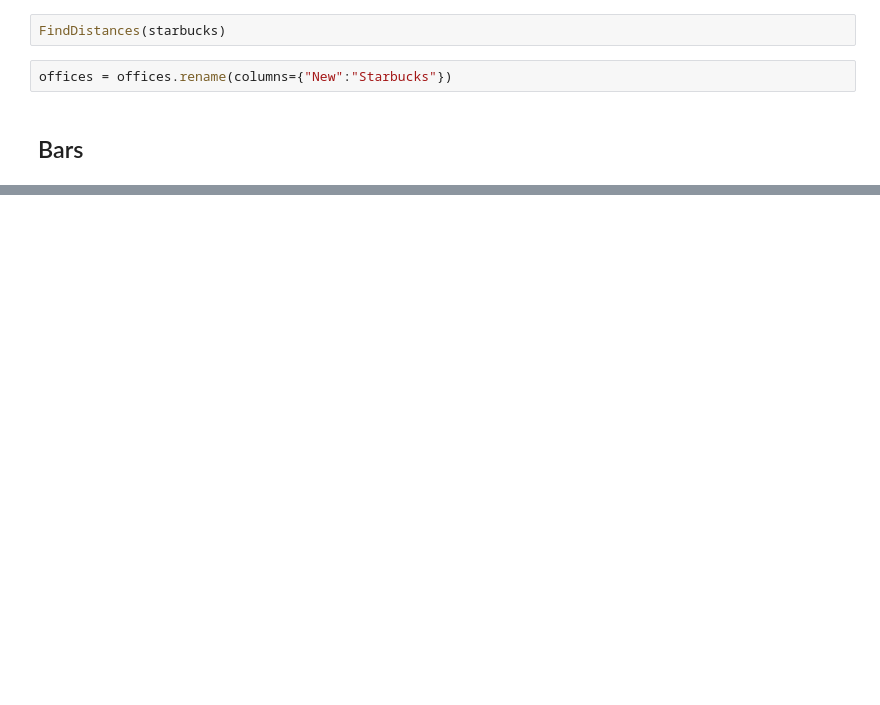
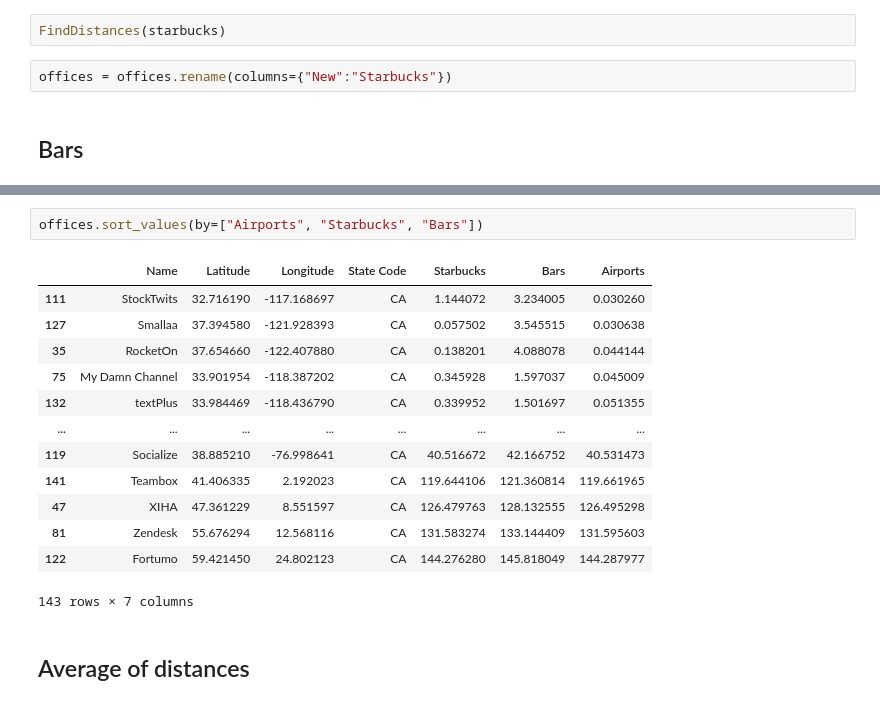
Before and after one commit to adrianacoca/Office, a Jupyter notebook: Mongo Project.ipynb, the cells around one changed output, grey strips where cells are left out. Drawn from its saved outputs; the diff is of its cells as text; blank space fills up the shorter version.

Commit message:
Most distances found

```diff
--- a/Mongo Project.ipynb
+++ b/Mongo Project.ipynb
@@ -371,0 +493,18 @@ dataset = pd.DataFrame(data)
+# %%
+offices.sort_values(by=["Airports", "Starbucks", "Bars"])
+# %% [output]
+|  | Name | Latitude | Longitude | State Code | Starbucks | Bars | Airports |
+| 111 | StockTwits | 32.716190 | -117.168697 | CA | 1.144072 | 3.234005 | 0.030260 |
+| 127 | Smallaa | 37.394580 | -121.928393 | CA | 0.057502 | 3.545515 | 0.030638 |
+| 35 | RocketOn | 37.654660 | -122.407880 | CA | 0.138201 | 4.088078 | 0.044144 |
+| 75 | My Damn Channel | 33.901954 | -118.387202 | CA | 0.345928 | 1.597037 | 0.045009 |
+| 132 | textPlus | 33.984469 | -118.436790 | CA | 0.339952 | 1.501697 | 0.051355 |
+| ... | ... | ... | ... | ... | ... | ... | ... |
+| 119 | Socialize | 38.885210 | -76.998641 | CA | 40.516672 | 42.166752 | 40.531473 |
+| 141 | Teambox | 41.406335 | 2.192023 | CA | 119.644106 | 121.360814 | 119.661965 |
+| 47 | XIHA | 47.361229 | 8.551597 | CA | 126.479763 | 128.132555 | 126.495298 |
+| 81 | Zendesk | 55.676294 | 12.568116 | CA | 131.583274 | 133.144409 | 131.595603 |
+| 122 | Fortumo | 59.421450 | 24.802123 | CA | 144.276280 | 145.818049 | 144.287977 |
+143 rows × 7 columns
+# %% [markdown]
+## Average of distances
```
Also changed, not shown: parts of 26 cells of this notebook.
